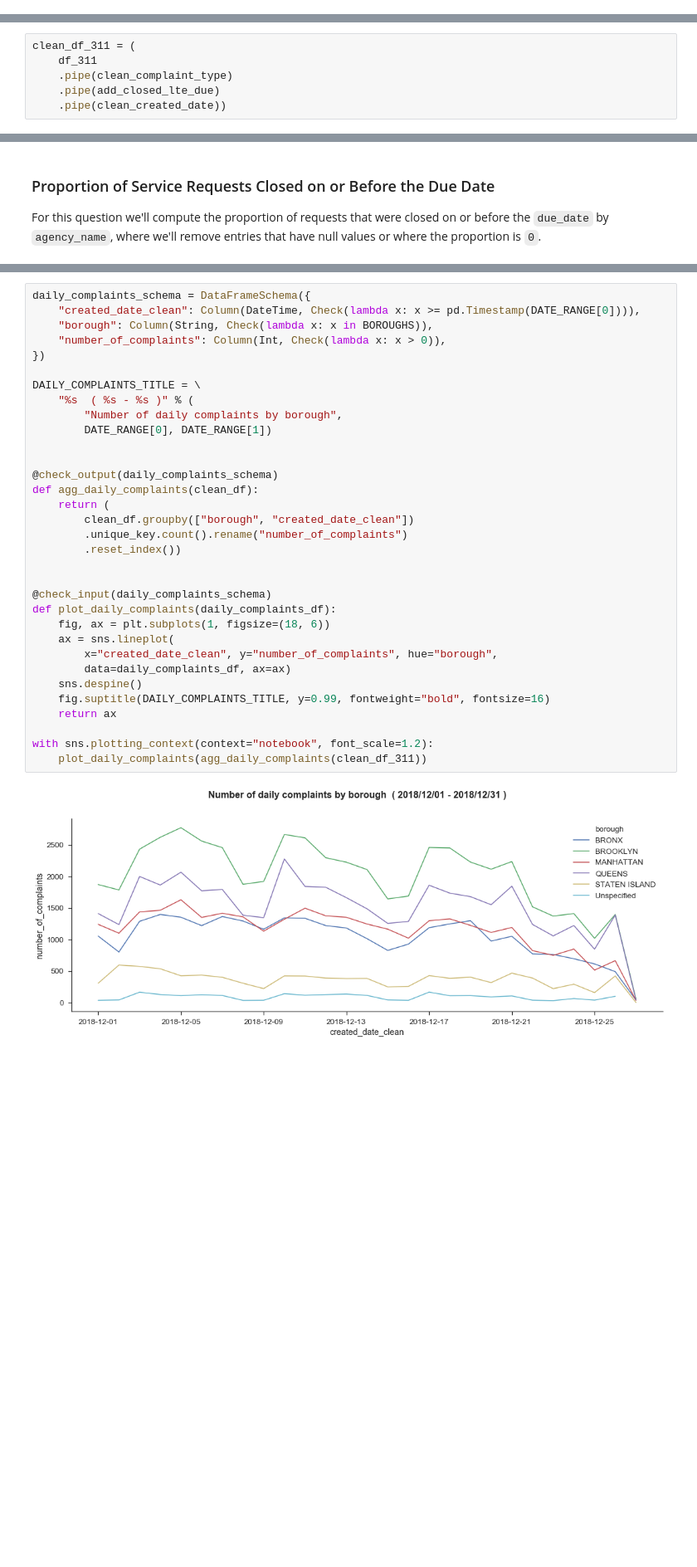
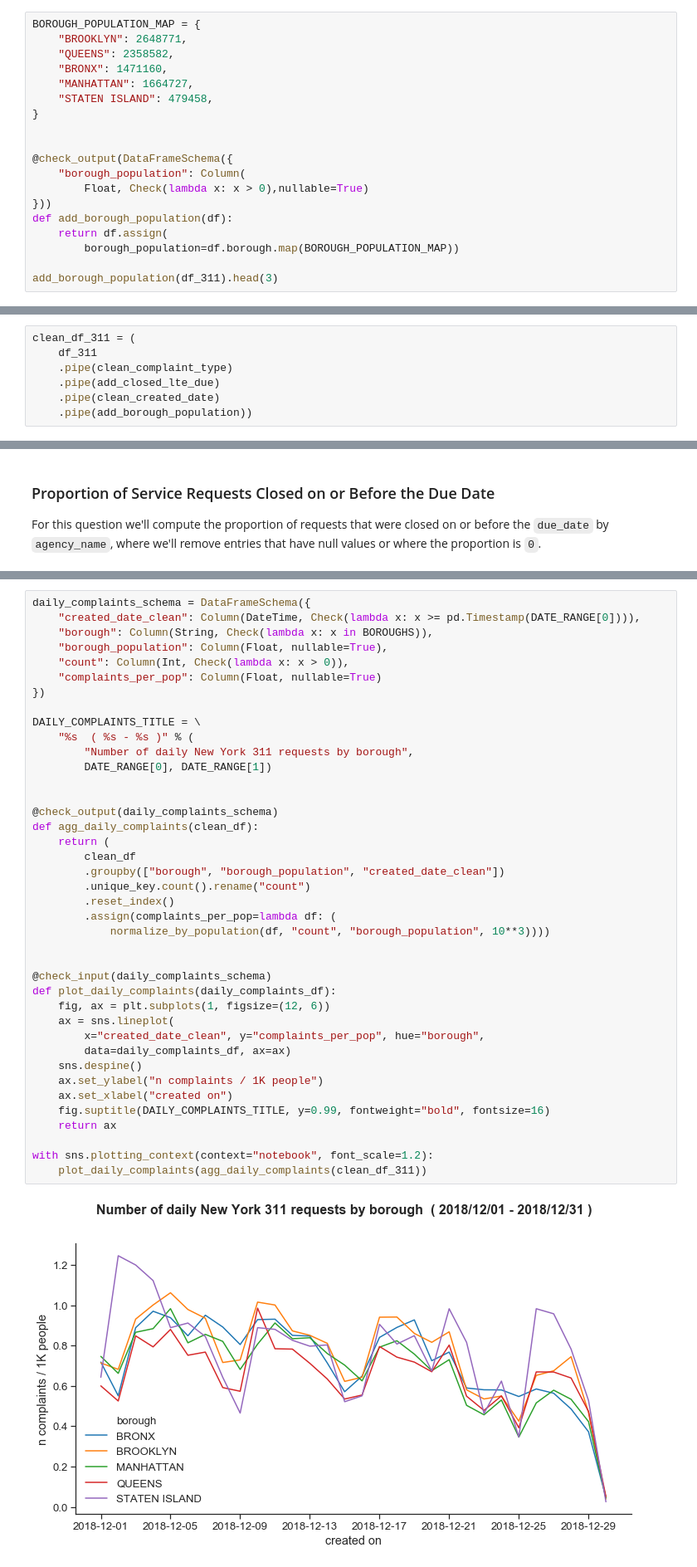
Before and after one commit to cosmicBboy/cosmicBboy.github.io, a Jupyter notebook: notebooks/2018-12-28-validating-pandas-dataframes.ipynb, the cells around one changed output, grey strips where cells are left out. Shown: that part at 83% size. Cells and saved outputs as stored; diff of their text form; blank space fills up the shorter version.

```diff
--- a/notebooks/2018-12-28-validating-pandas-dataframes.ipynb
+++ b/notebooks/2018-12-28-validating-pandas-dataframes.ipynb
@@ -496,0 +517,19 @@ def my_function(x, dataframe):
+# %%
+BOROUGH_POPULATION_MAP = {
+    "BROOKLYN": 2648771,
+    "QUEENS": 2358582,
+    "BRONX": 1471160,
+    "MANHATTAN": 1664727,
+    "STATEN ISLAND": 479458,
+}
+
+
+@check_output(DataFrameSchema({
+    "borough_population": Column(
+        Float, Check(lambda x: x > 0),nullable=True)
+}))
+def add_borough_population(df):
+    return df.assign(
+        borough_population=df.borough.map(BOROUGH_POPULATION_MAP))
+
+add_borough_population(df_311).head(3)
@@ -501,7 +545,8 @@ clean_df_311 = (
     df_311
     .pipe(clean_complaint_type)
     .pipe(add_closed_lte_due)
-    .pipe(clean_created_date))
+    .pipe(clean_created_date)
+    .pipe(add_borough_population))
 # %% [markdown]
 ## Reproducible Reports: Validate Analysis and Plotting Code
 
@@ -643,38 +710,45 @@ earlier.
 # %%
 daily_complaints_schema = DataFrameSchema({
     "created_date_clean": Column(DateTime, Check(lambda x: x >= pd.Timestamp(DATE_RANGE[0]))),
     "borough": Column(String, Check(lambda x: x in BOROUGHS)),
-    "number_of_complaints": Column(Int, Check(lambda x: x > 0)),
+    "borough_population": Column(Float, nullable=True),
+    "count": Column(Int, Check(lambda x: x > 0)),
+    "complaints_per_pop": Column(Float, nullable=True)
 })
 
 DAILY_COMPLAINTS_TITLE = \
     "%s  ( %s - %s )" % (
-        "Number of daily complaints by borough",
+        "Number of daily New York 311 requests by borough",
         DATE_RANGE[0], DATE_RANGE[1])
 
 
 @check_output(daily_complaints_schema)
 def agg_daily_complaints(clean_df):
     return (
-        clean_df.groupby(["borough", "created_date_clean"])
-        .unique_key.count().rename("number_of_complaints")
-        .reset_index())
+        clean_df
+        .groupby(["borough", "borough_population", "created_date_clean"])
+        .unique_key.count().rename("count")
+        .reset_index()
+        .assign(complaints_per_pop=lambda df: (
+            normalize_by_population(df, "count", "borough_population", 10**3))))
 
 
 @check_input(daily_complaints_schema)
 def plot_daily_complaints(daily_complaints_df):
-    fig, ax = plt.subplots(1, figsize=(18, 6))
+    fig, ax = plt.subplots(1, figsize=(12, 6))
     ax = sns.lineplot(
-        x="created_date_clean", y="number_of_complaints", hue="borough",
+        x="created_date_clean", y="complaints_per_pop", hue="borough",
         data=daily_complaints_df, ax=ax)
     sns.despine()
+    ax.set_ylabel("n complaints / 1K people")
+    ax.set_xlabel("created on")
     fig.suptitle(DAILY_COMPLAINTS_TITLE, y=0.99, fontweight="bold", fontsize=16)
     return ax
 
 with sns.plotting_context(context="notebook", font_scale=1.2):
     plot_daily_complaints(agg_daily_complaints(clean_df_311))
 # %% [output]
-[figure, old version]
+[figure, new version]
 # %% [markdown]
 ## Conclusion
 
```
Also changed, not shown: parts of 12 cells of this notebook, 17 other files.
